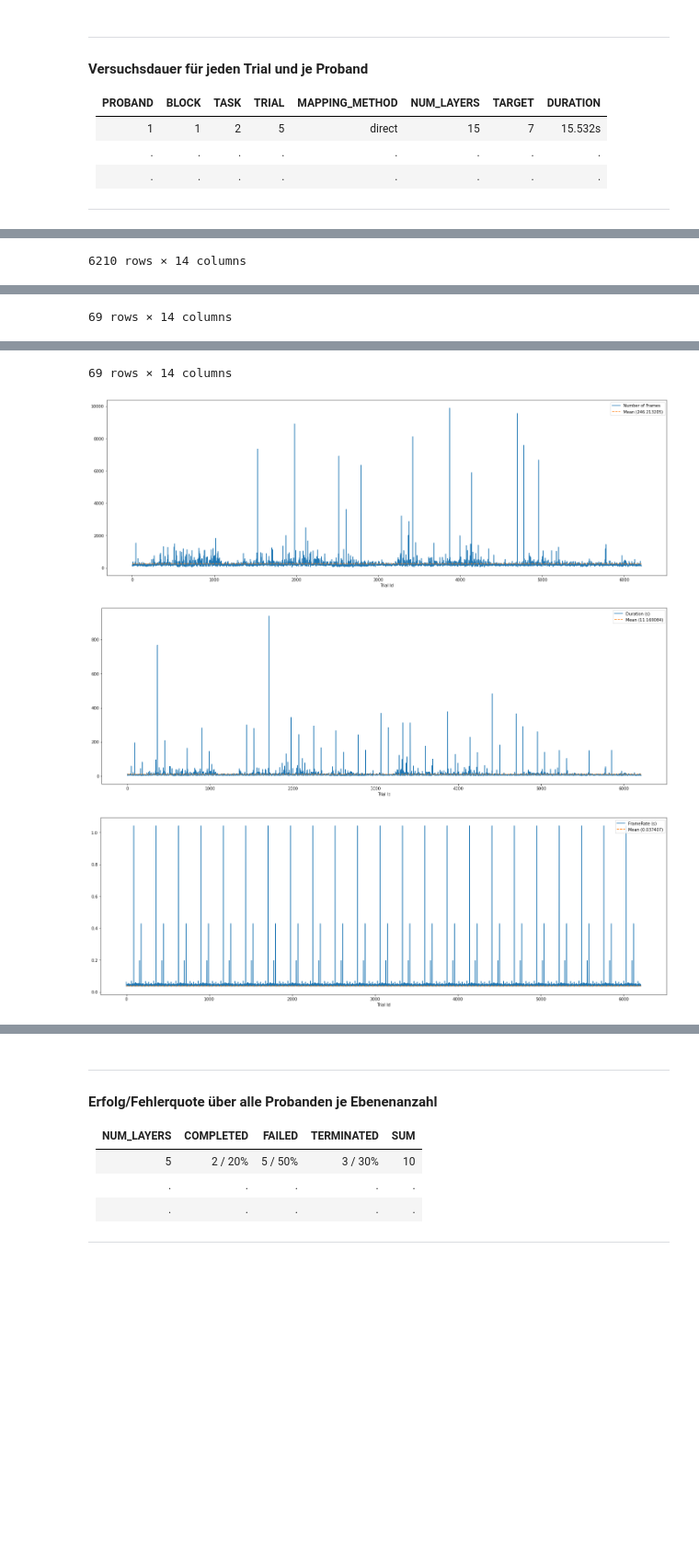
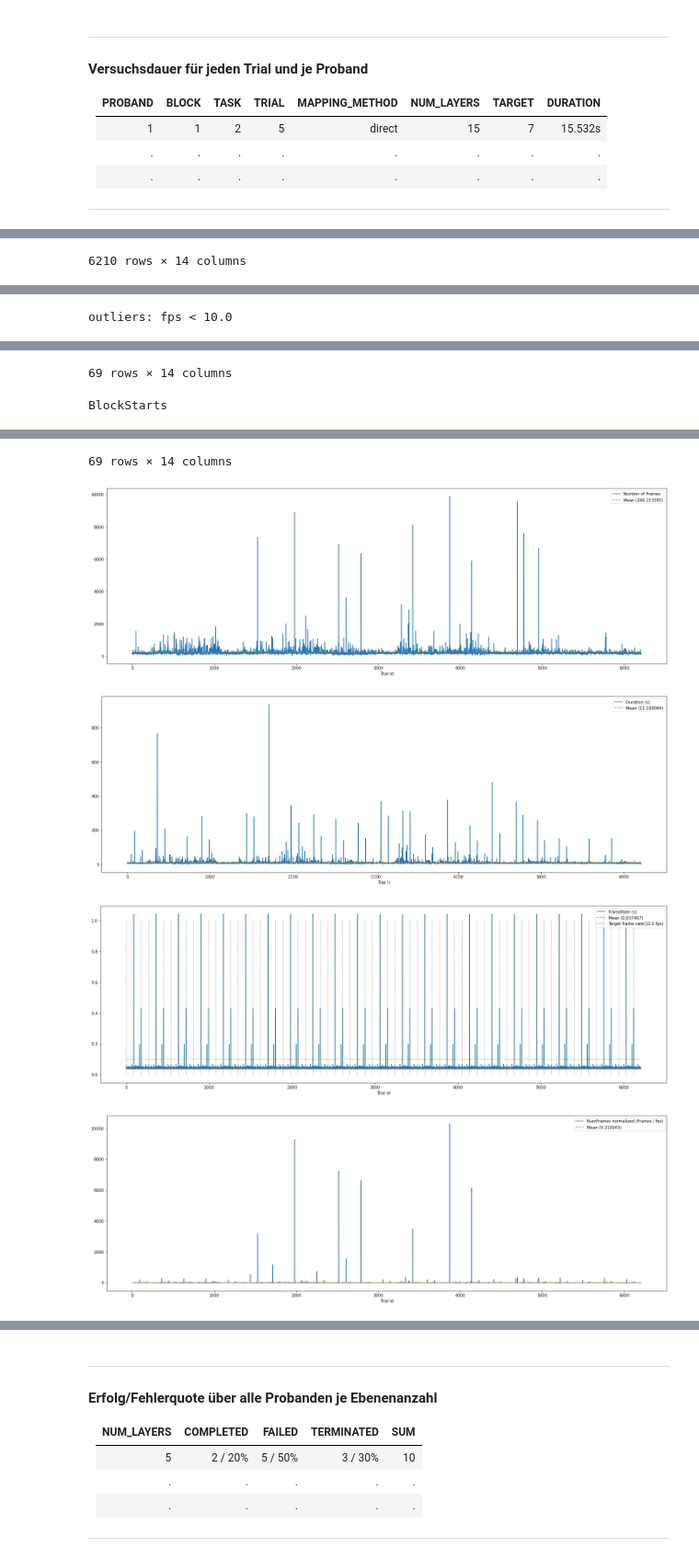
Before and after one commit to visualengineers/reflex-avi2022-results, a Jupyter notebook: code/zelasto study.ipynb, the cells around one changed output, grey strips where cells are left out. Shown at 92% size. Cells and saved outputs as stored; diff of their text form; code cells hidden in the pictures; blank space fills up the shorter version.

Commit message:
feature: more details about time plots feature: normalized frame counts

```diff
--- a/code/zelasto study.ipynb
+++ b/code/zelasto study.ipynb
@@ -547,13 +552,21 @@ stats["FrameRate"] = stats["NumFrames"] / stats["Duration"]
 stats_desc = stats.describe()
 display(stats_desc)
 
-outliers = allTimes[1.0 / allTimes["FrameRate_1"] > 0.1]
+target_fps = 10.0
+
+print("outliers: fps < " + str(target_fps))
+
+outliers = allTimes[1.0 / allTimes["FrameRate_1"] > (1.0 / target_fps)]
+
+display(outliers)
+
+print("BlockStarts")
 
 blockStarts = allTimes[(allTimes["Task"] == 1) & (allTimes["Trial"] == 0)]
 
-display(outliers)
+display(blockStarts)
 
-display(blockStarts)
+vlines_x = blockStarts.index
 
 y_mean = pd.DataFrame([stats_desc["NumFrames"][1]]*len(allTimes))
 
@@ -573,24 +586,40 @@ fig2, ax2 = plt.subplots(figsize=(25,8))
 
 ax2.plot(allTimes["Duration"], label="Duration (s)")
 ax2.set_xlabel("Trial Id")
-ax2.plot(y_mean, label=f'Mean ({format(stats_desc["Duration"][1],"f")})', linestyle='--')
+ax2.plot(y_mean, label=f'Mean ({format(y_mean[0][0],"f")})', linestyle='--')
 
 legend2 = ax2.legend(loc='upper right')
 
 fig2.savefig(rf'{export}times.png')
 
 y_mean = pd.DataFrame([1.0 / allTimes["FrameRate_1"][1]]*len(allTimes))
+target_fps_line = pd.DataFrame([1.0/target_fps]*len(allTimes))
 
 fig3, ax3 = plt.subplots(figsize=(25,8))
 
 ax3.plot(1.0 / allTimes["FrameRate_1"], label="FrameRate (s)")
 ax3.set_xlabel("Trial Id")
-ax3.plot(y_mean, label=f'Mean ({format(1.0 / allTimes["FrameRate_1"][1],"f")})', linestyle='--')
+ax3.plot(y_mean, label=f'Mean ({format(y_mean[0][0],"f")})', linestyle='--')
+ax3.plot(target_fps_line, label=f'Target frame rate({target_fps} fps)', linestyle=':')
+
+ax3.vlines(x=vlines_x, ymin=0, ymax=1.2, color='grey', linestyles=':', label='blocks')
 
 legend3 = ax3.legend(loc='upper right')
 
 fig3.savefig(rf'{export}frameTime.png')
 
+fig4, ax4 = plt.subplots(figsize=(25,8))
+
+y_mean = [stats_desc["NumFrames"][1] / allTimes["FrameRate_1"][1]]*len(allTimes)
+
+ax4.plot(allTimes["NumFrames"] / allTimes["FrameRate_1"], label="NumFrames normalized (Frames / fps)")
+ax4.set_xlabel("Trial Id")
+ax4.plot(y_mean, label=f'Mean ({format(y_mean[0],"f")})', linestyle='--')
+
+legend4 = ax4.legend(loc='upper right')
+
+fig4.savefig(rf'{export}scaled_duration.png')
+
 plt.show()
 
 allTimes.to_csv(rf'{export}times.csv', sep= ";")
@@ -616,36 +645,39 @@ allTimes.to_csv(rf'{export}times.csv', sep= ";")
 | 25% | 6.314000 | 161.000000 | 25.916202 |
 | 50% | 8.109500 | 199.000000 | 26.446281 |
 | 75% | 10.718500 | 256.000000 | 26.831203 |
 | max | 937.625000 | 9885.000000 | 52.293007 |
+outliers: fps < 10.0
 |  | MappingMethod | FrameNumber_Start | FrameNumber_Finish | Block | Task | Trial | NumLayers | Target | ... |
 | 90 | densening | 29857 | 30045 | 2 | 1 | 0 | 12 | 3 | ... |
 | 160 | densening | 47942 | 48170 | 2 | 15 | 0 | 12 | 9 | ... |
 | 180 | widening | 54084 | 54277 | 3 | 1 | 0 | 6 | 4 | ... |
 | 360 | widening | 56286 | 56582 | 2 | 1 | 0 | 6 | 3 | ... |
 | 430 | widening | 82174 | 82366 | 2 | 15 | 0 | 18 | 5 | ... |
 | ... | ... | ... | ... | ... | ... | ... | ... | ... | ... |
 | 5830 | widening | 47654 | 47855 | 2 | 15 | 0 | 15 | 8 | ... |
 | 5850 | densening | 56347 | 56566 | 3 | 1 | 0 | 18 | 5 | ... |
 | 6030 | direct | 41533 | 41730 | 2 | 1 | 0 | 12 | 11 | ... |
 | 6100 | direct | 59878 | 60107 | 2 | 15 | 0 | 12 | 9 | ... |
 | 6120 | widening | 68651 | 68879 | 3 | 1 | 0 | 18 | 5 | ... |
-69 rows × 14 columns
+69 rows × 14 columns
+BlockStarts
 |  | MappingMethod | FrameNumber_Start | FrameNumber_Finish | Block | Task | Trial | NumLayers | Target | ... |
 | 0 | direct | 135 | 330 | 1 | 1 | 0 | 6 | 4 | ... |
 | 90 | densening | 29857 | 30045 | 2 | 1 | 0 | 12 | 3 | ... |
 | 180 | widening | 54084 | 54277 | 3 | 1 | 0 | 6 | 4 | ... |
 | 270 | direct | 195 | 443 | 1 | 1 | 0 | 9 | 5 | ... |
 | 360 | widening | 56286 | 56582 | 2 | 1 | 0 | 6 | 3 | ... |
 | ... | ... | ... | ... | ... | ... | ... | ... | ... | ... |
 | 5760 | widening | 27416 | 27720 | 2 | 1 | 0 | 9 | 1 | ... |
 | 5850 | densening | 56347 | 56566 | 3 | 1 | 0 | 18 | 5 | ... |
 | 5940 | densening | 128 | 387 | 1 | 1 | 0 | 9 | 8 | ... |
 | 6030 | direct | 41533 | 41730 | 2 | 1 | 0 | 12 | 11 | ... |
 | 6120 | widening | 68651 | 68879 | 3 | 1 | 0 | 18 | 5 | ... |
-69 rows × 14 columns
+69 rows × 14 columns
 [figure]
 [figure]
-[figure, old version]
+[figure, new version]
+[figure, added]
 # %% [markdown]
 #### Versuchsdauer für jeden Trial und je Proband (Trial als eigene Spalten)
 
```
Also changed, not shown: parts of 1 cell of this notebook, 5 other files.
